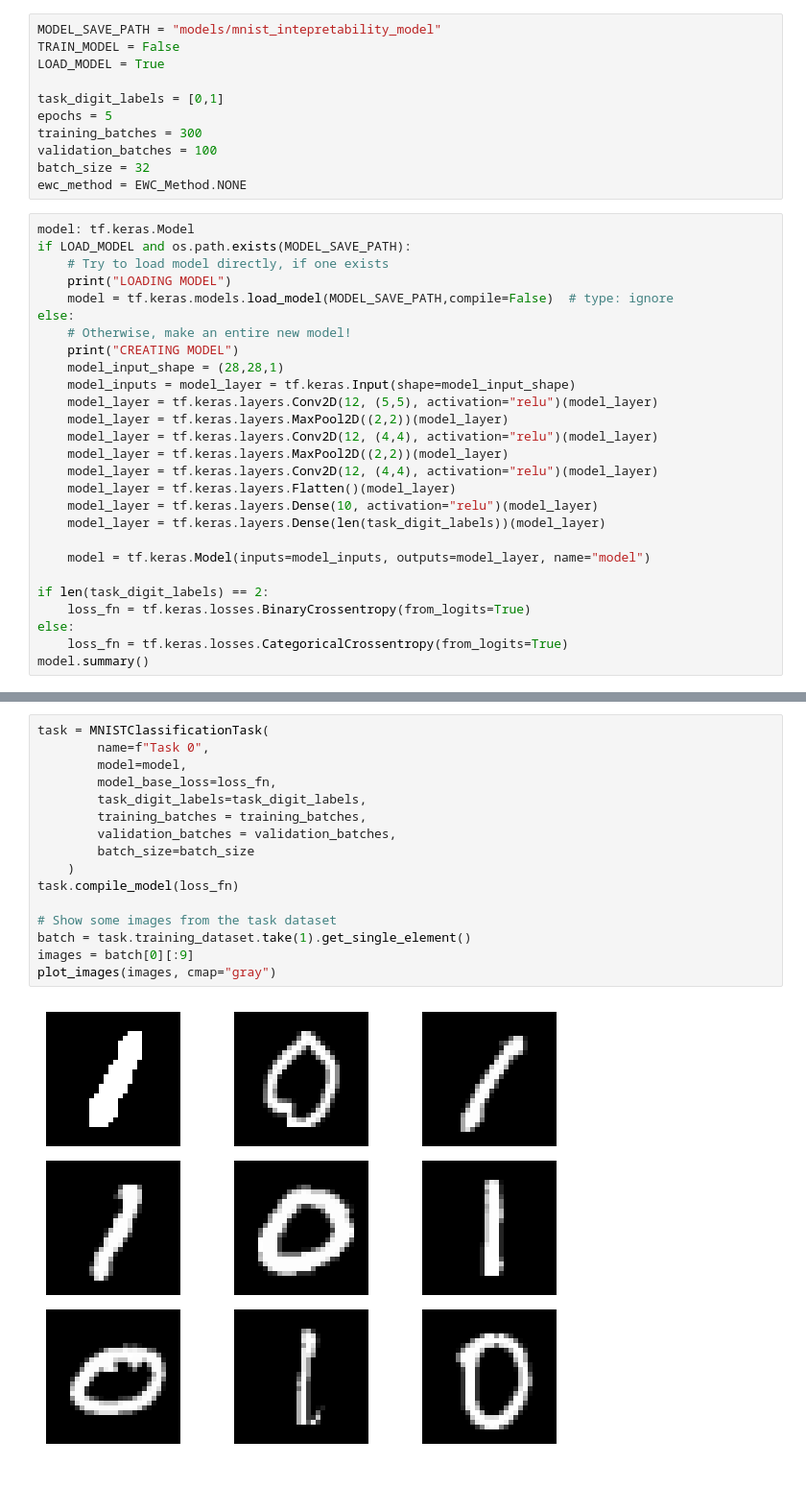
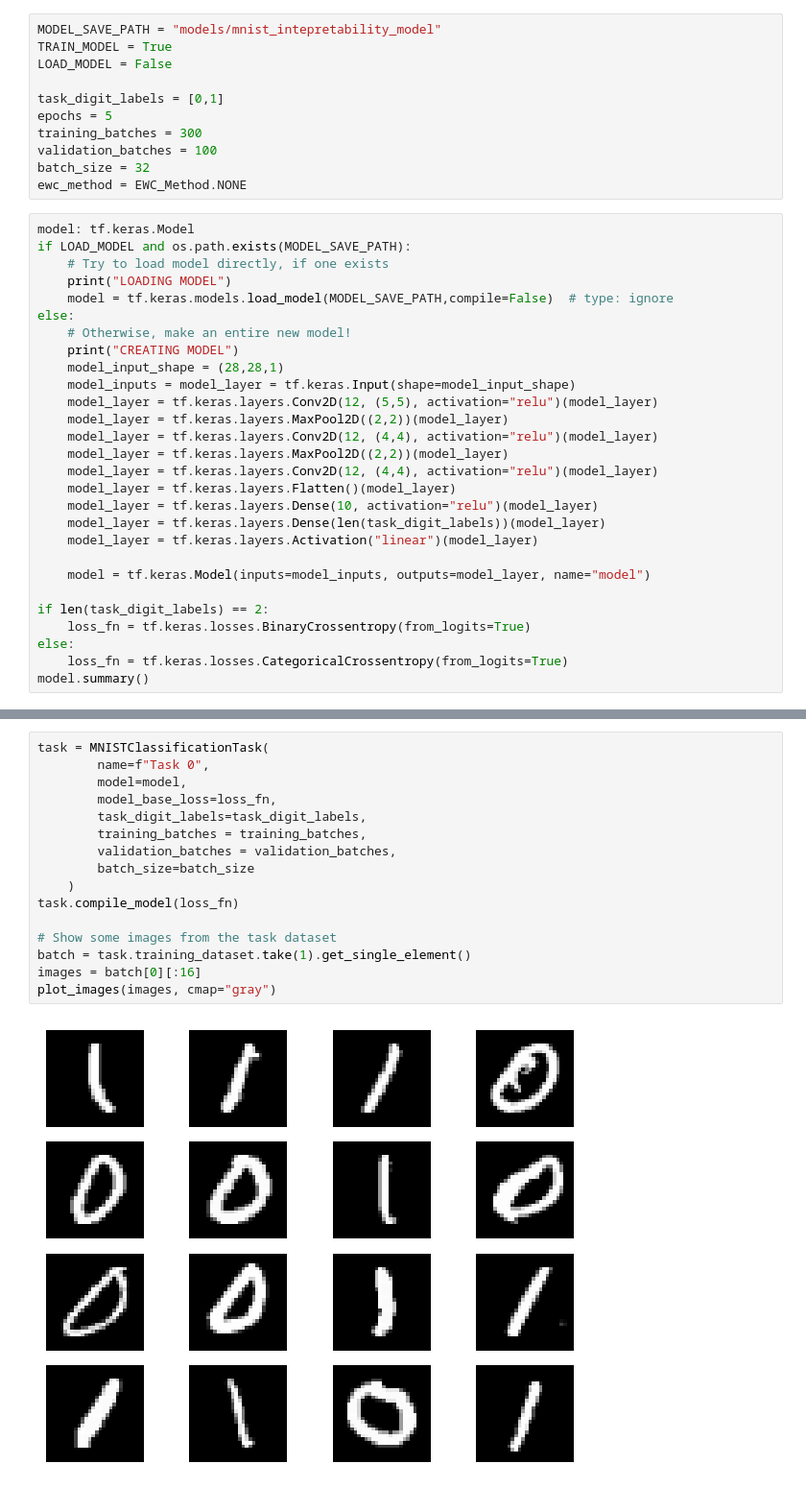
Before and after one commit to hmcalister/Tensorflow-Intepretability-Project, a Jupyter notebook: MNIST_Interpretability.ipynb, the cells around one changed output, grey strips where cells are left out. Shown: that part at 96% size. Drawn from its saved outputs; the diff is of its cells as text.

```diff
--- a/MNIST_Interpretability.ipynb
+++ b/MNIST_Interpretability.ipynb
@@ -12,8 +12,8 @@ import tensorflow as tf
 # fmt: on
 # %%
 MODEL_SAVE_PATH = "models/mnist_intepretability_model"
-TRAIN_MODEL = False
-LOAD_MODEL = True
+TRAIN_MODEL = True
+LOAD_MODEL = False
 
 task_digit_labels = [0,1]
 epochs = 5
@@ -40,6 +40,7 @@ else:
     model_layer = tf.keras.layers.Flatten()(model_layer)
     model_layer = tf.keras.layers.Dense(10, activation="relu")(model_layer)
     model_layer = tf.keras.layers.Dense(len(task_digit_labels))(model_layer)
+    model_layer = tf.keras.layers.Activation("linear")(model_layer)
 
     model = tf.keras.Model(inputs=model_inputs, outputs=model_layer, name="model")
 
@@ -69,21 +70,21 @@ _________________________________________________________________
 # %%
 task = MNISTClassificationTask(
         name=f"Task 0",
         model=model,
         model_base_loss=loss_fn,
         task_digit_labels=task_digit_labels,
         training_batches = training_batches,
         validation_batches = validation_batches,
         batch_size=batch_size
     )
 task.compile_model(loss_fn)
 
 # Show some images from the task dataset
 batch = task.training_dataset.take(1).get_single_element()
-images = batch[0][:9]
+images = batch[0][:16]
 plot_images(images, cmap="gray")
 # %% [output]
-[figure, old version]
+[figure, new version]
 # %%
 if TRAIN_MODEL:
     checkpoint_path = MODEL_SAVE_PATH+"/checkpoint"
```
Also changed, not shown: parts of 6 cells of this notebook, 14 other files.
